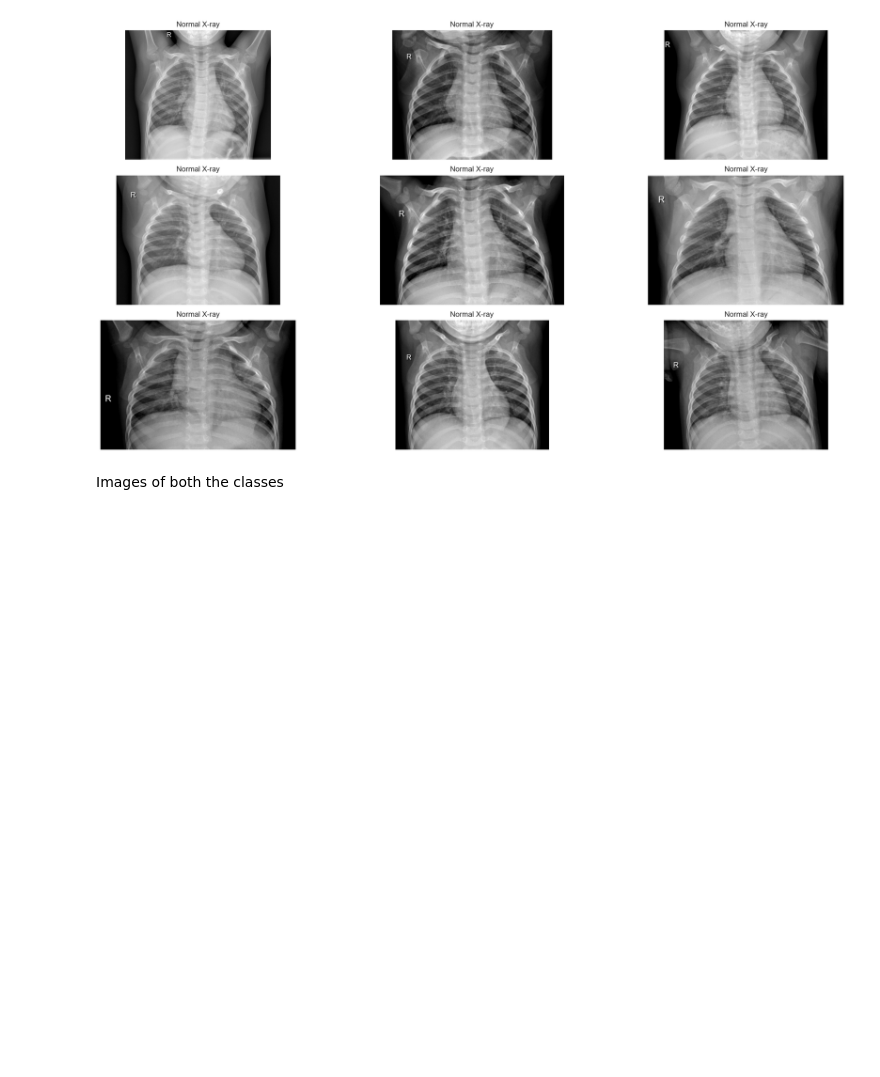
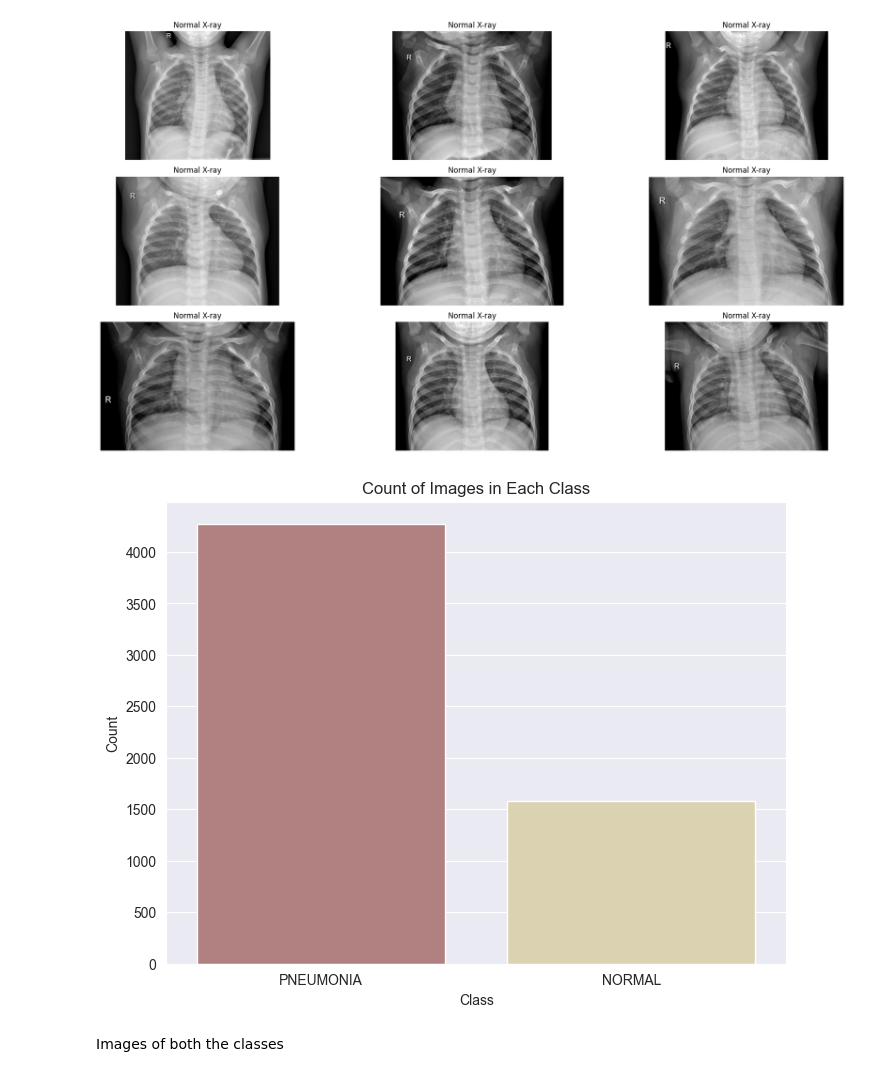
Before and after one commit to johnmuriithikamau/Deep-learning-algorithms-for-medical-diagnosis., a Jupyter notebook: index.ipynb, the cells around one changed output. Drawn from its saved outputs; the diff is of its cells as text; code cells hidden in the pictures; blank space fills up the shorter version.

```diff
--- a/index.ipynb
+++ b/index.ipynb
@@ -95,6 +100,22 @@ for i in range(9):
 plt.tight_layout()
 # %% [output]
 [figure]
+# %%
+# Combine the labels and their corresponding datasets
+all_labels = np.concatenate((train_label, test_label, val_label))
+
+# Define label names
+label_names = ['PNEUMONIA', 'NORMAL']
+
+plt.figure(figsize=(8, 6))
+sns.countplot(x=all_labels, palette='pink')
+plt.title('Count of Images in Each Class')
+plt.xlabel('Class')
+plt.ylabel('Count')
+plt.xticks(ticks=[0, 1], labels=label_names)
+plt.show()
+# %% [output]
+[figure, added]
 # %% [markdown]
 Images of both the classes
 # %%
```
Also changed, not shown: parts of 27 cells of this notebook.
